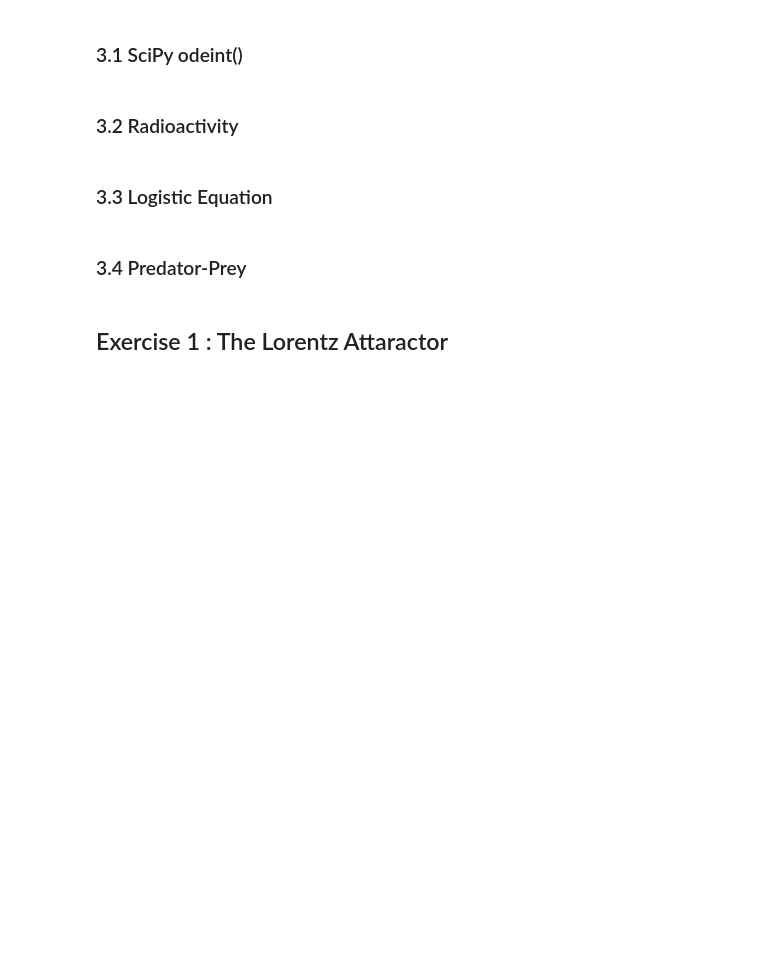
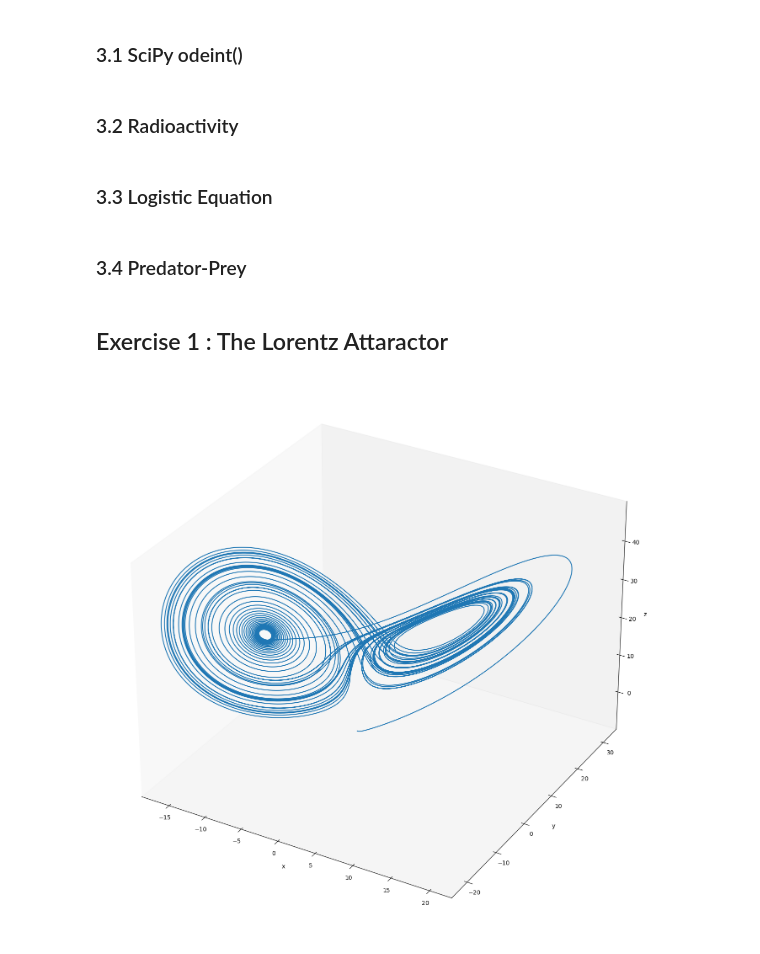
Before and after one commit to SPS-SP2273/learning-portfolio-bryantyj, a Jupyter notebook: numerical solutions/numerical_solutions_(good).ipynb, the cells around one changed output. Saved outputs shown, nothing was run; the diff lists cells and outputs as text; code cells hidden in the pictures; blank space fills up the shorter version.

```diff
--- a/numerical solutions/numerical_solutions_(good).ipynb
+++ b/numerical solutions/numerical_solutions_(good).ipynb
@@ -144,3 +285,61 @@ plt.hlines(K, 0, data['time'][-1],
 
 
 # Your solution here
+# %%
+max_t = 50
+dt = 0.001
+x_0, y_0, z_0 = 0, 1, 0
+t, x, y, z = 0, x_0, y_0, z_0
+data = []
+
+def dx_dt(x, y):
+    rho=10
+    return rho*(y-x)
+
+def dy_dt(x, y, z):
+    phi = 28
+    return x*(phi-z)-y
+
+def dz_dt(x, y, z):
+    beta = 8/3
+    return x*y-beta*z
+
+while True:
+    data.append([x, y, z])
+    x_new = x + dx_dt(x, y)*dt
+    y_new = y + dy_dt(x, y, z)*dt
+    z_new = z + dz_dt(x, y, z)*dt
+
+    x = x_new
+    y = y_new
+    z = z_new
+
+    t += dt
+
+    if t >= max_t:
+        break
+
+data = np.array(data)
+
+data = {
+    'x': data[:, 0],
+    'y': data[:, 1],
+    'z': data[:, 2]
+}
+
+data['time'] = np.arange(0, max_t, dt)
+
+plt.figure(figsize=(17,17))
+ax = plt.axes(projection='3d')
+ax.plot3D(data['x'], data['y'], data['z'])
+
+ax.set_xlabel('x')
+ax.set_ylabel('y')
+ax.set_zlabel('z')
+ax.set_xlim(-18, 22)
+ax.set_ylim(-24,34)
+ax.set_zlim(-9, 49)
+ax.grid(False)
+plt.show()
+# %% [output]
+[figure, added]
```
Also changed, not shown: parts of 6 cells of this notebook.
